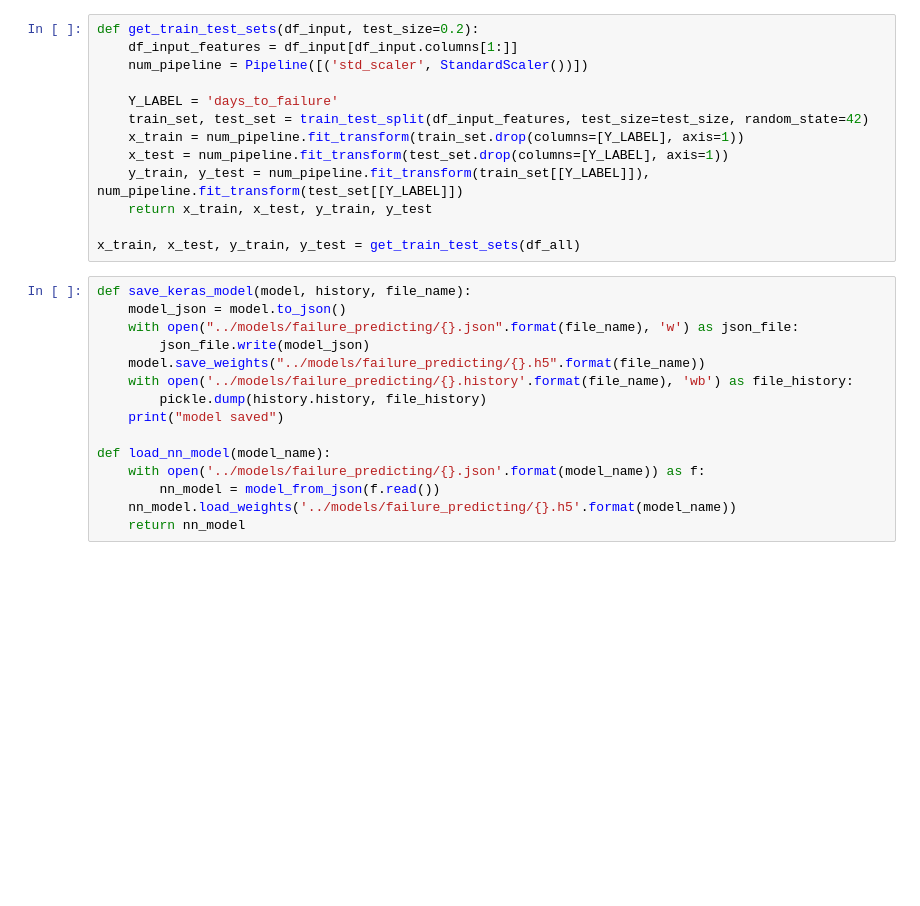
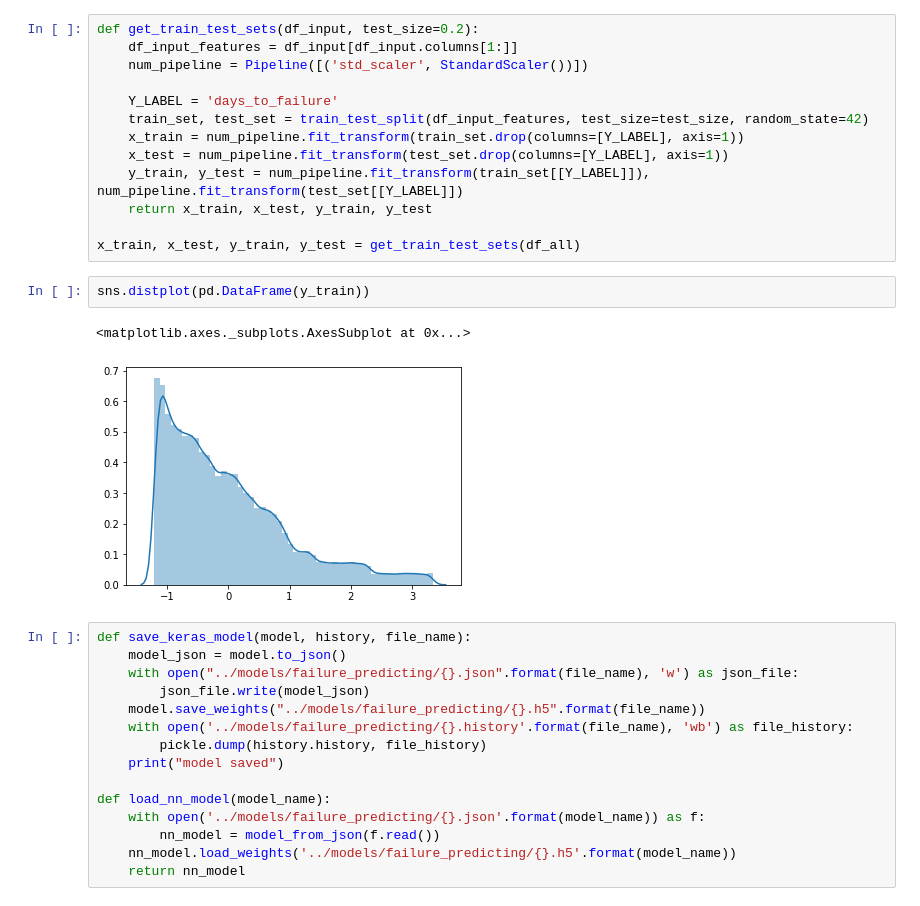
Before and after one commit to telenovelachuan/predictive_widget_maintenance, a Jupyter notebook: notebooks/unit failure predicting.ipynb, the cells around one changed output. Drawn from its saved outputs; the diff is of its cells as text; blank space fills up the shorter version.

```diff
--- a/notebooks/unit failure predicting.ipynb
+++ b/notebooks/unit failure predicting.ipynb
@@ -126,6 +126,11 @@ def get_train_test_sets(df_input, test_size=0.2):
     return x_train, x_test, y_train, y_test
 
 x_train, x_test, y_train, y_test = get_train_test_sets(df_all)
+# %%
+sns.distplot(pd.DataFrame(y_train))
+# %% [output]
+<matplotlib.axes._subplots.AxesSubplot at 0x...>
+[figure, added]
 # %%
 def save_keras_model(model, history, file_name):
     model_json = model.to_json()
```
Also changed, not shown: parts of 7 cells of this notebook.
